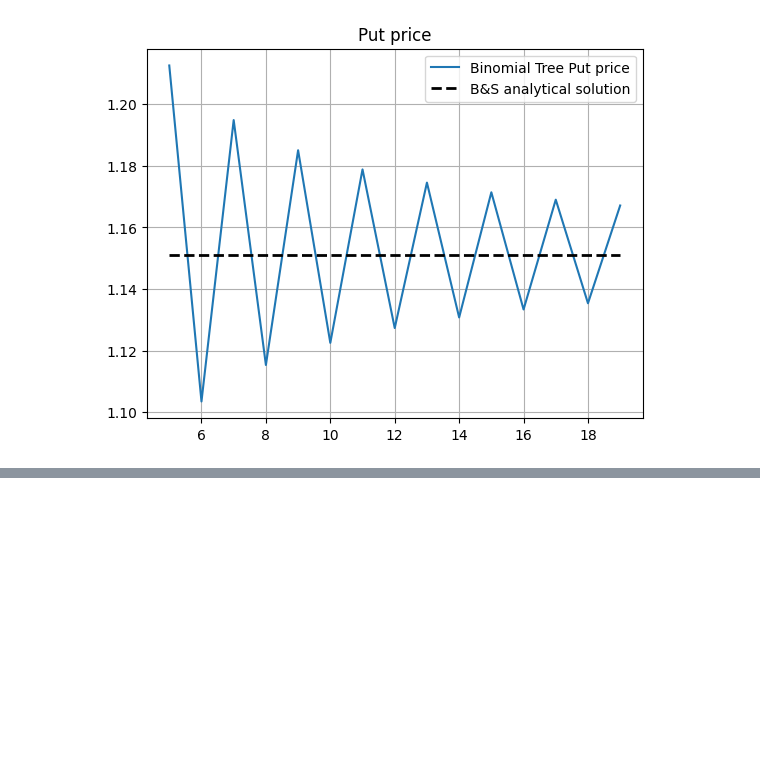
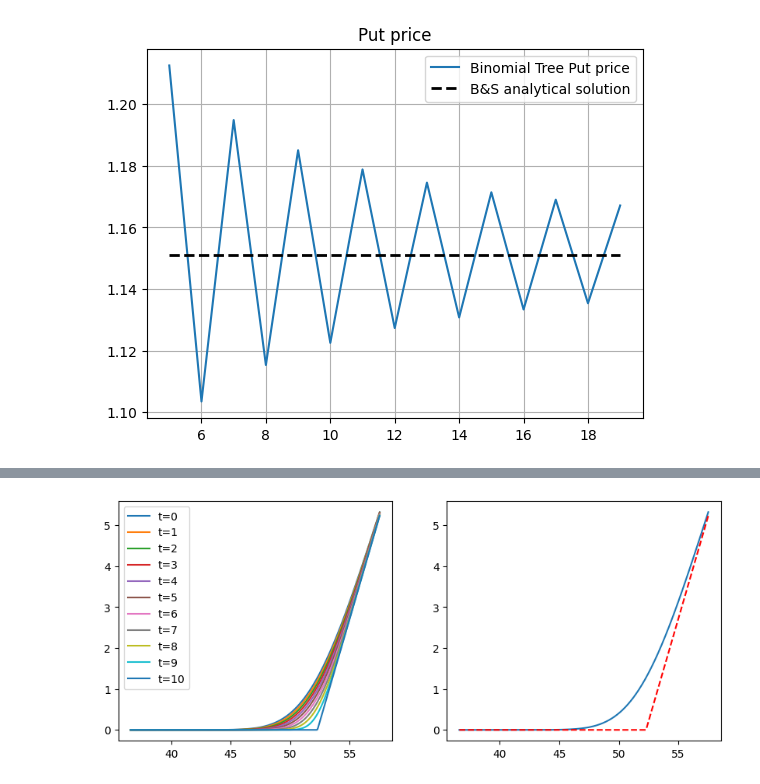
Before and after one commit to FerPapi/fineng-mba-usp, a Jupyter notebook: math_derivatives/Aula_01_EGF_12.ipynb, the cells around one changed output, grey strips where cells are left out. Cells and saved outputs as stored; diff of their text form; code cells hidden in the pictures; blank space fills up the shorter version.

```diff
--- a/math_derivatives/Aula_01_EGF_12.ipynb
+++ b/math_derivatives/Aula_01_EGF_12.ipynb
@@ -48,0 +13,7 @@ Opt_CCR_Eur_Call(S0, K, T, r, N, vol)
+# %%
+S0 = 52.27
+K = 52.28
+T = 10/252
+r = 6.39/100
+N = 5
+vol = 29.2/100
@@ -141,0 +183,13 @@ plt.grid()
+# %%
+fig, (ax1, ax2) = plt.subplots(1, 2,figsize=(10,4))
+
+n_t = len(V[-1])
+for t in range(0, n_t, n_t//10):
+    ax1.plot(S, V[:, t], label = f't={t*10/n_t :.0f}')
+
+ax2.plot(S, V[:,0])
+ax2.plot(S, V[:,-1],'r--')
+ax1.legend()
+plt.show()
+# %% [output]
+[figure, added]
```
Also changed, not shown: parts of 23 cells of this notebook, 7 other files.
